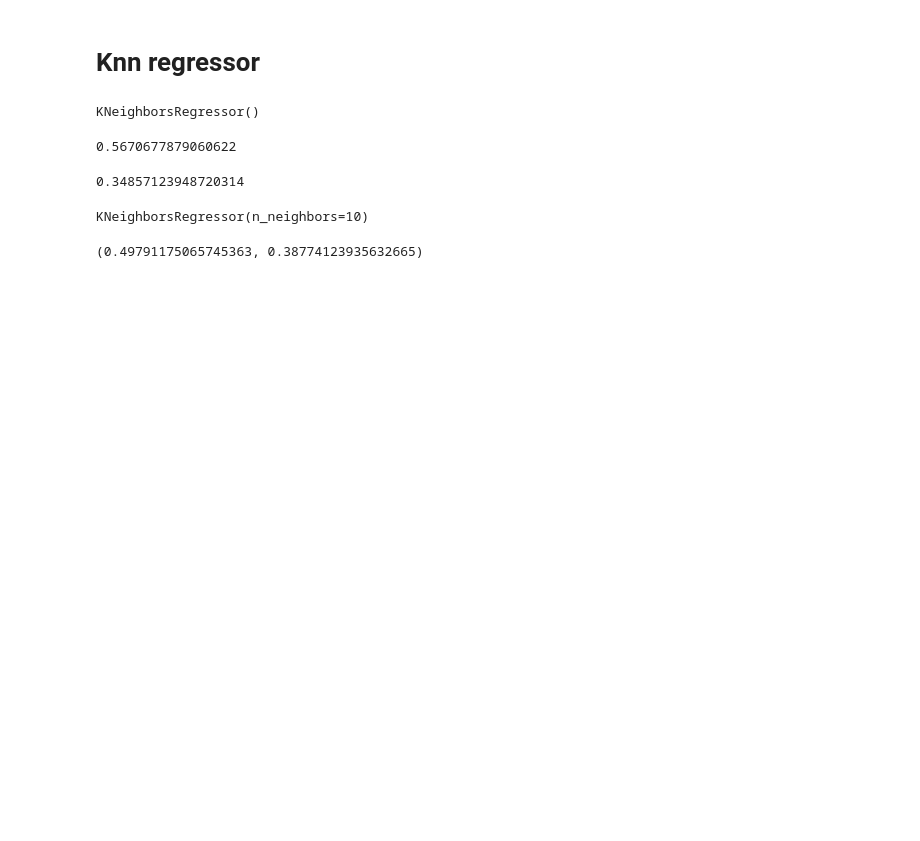
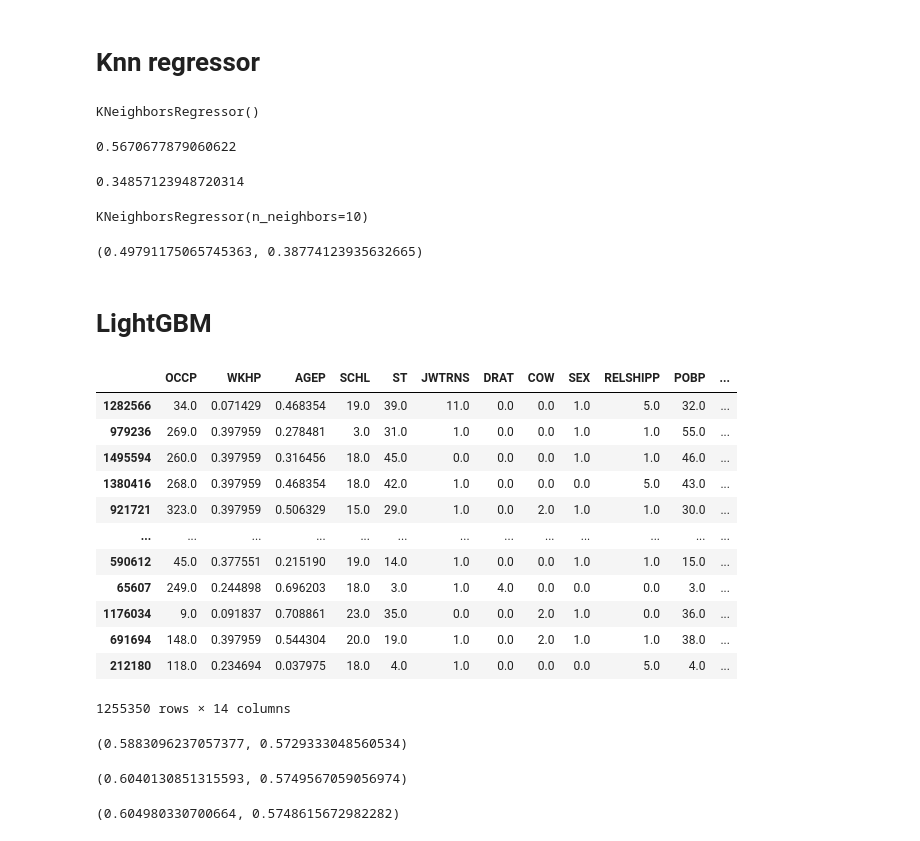
Before and after one commit to krishnacharya/multidecomp, a Jupyter notebook: nonlinearmodelsCheck.ipynb, the cells around one changed output. Cells and saved outputs as stored; diff of their text form; code cells hidden in the pictures; blank space fills up the shorter version.

```diff
--- a/nonlinearmodelsCheck.ipynb
+++ b/nonlinearmodelsCheck.ipynb
@@ -606,3 +606,5 @@ KNeighborsRegressor(n_neighbors=10)
 neigh10.score(X_train,y_train), neigh10.score(X_test,y_test)
 # %% [output]
 (0.49791175065745363, 0.38774123935632665)
+# %% [markdown]
+# LightGBM
@@ -608,0 +613,16 @@ neigh10.score(X_train,y_train), neigh10.score(X_test,y_test)
+# %%
+X_train
+# %% [output]
+|  | OCCP | WKHP | AGEP | SCHL | ST | JWTRNS | DRAT | COW | SEX | RELSHIPP | POBP | ... |
+| 1282566 | 34.0 | 0.071429 | 0.468354 | 19.0 | 39.0 | 11.0 | 0.0 | 0.0 | 1.0 | 5.0 | 32.0 | ... |
+| 979236 | 269.0 | 0.397959 | 0.278481 | 3.0 | 31.0 | 1.0 | 0.0 | 0.0 | 1.0 | 1.0 | 55.0 | ... |
+| 1495594 | 260.0 | 0.397959 | 0.316456 | 18.0 | 45.0 | 0.0 | 0.0 | 0.0 | 1.0 | 1.0 | 46.0 | ... |
+| 1380416 | 268.0 | 0.397959 | 0.468354 | 18.0 | 42.0 | 1.0 | 0.0 | 0.0 | 0.0 | 5.0 | 43.0 | ... |
+| 921721 | 323.0 | 0.397959 | 0.506329 | 15.0 | 29.0 | 1.0 | 0.0 | 2.0 | 1.0 | 1.0 | 30.0 | ... |
+| ... | ... | ... | ... | ... | ... | ... | ... | ... | ... | ... | ... | ... |
+| 590612 | 45.0 | 0.377551 | 0.215190 | 19.0 | 14.0 | 1.0 | 0.0 | 0.0 | 1.0 | 1.0 | 15.0 | ... |
+| 65607 | 249.0 | 0.244898 | 0.696203 | 18.0 | 3.0 | 1.0 | 4.0 | 0.0 | 0.0 | 0.0 | 3.0 | ... |
+| 1176034 | 9.0 | 0.091837 | 0.708861 | 23.0 | 35.0 | 0.0 | 0.0 | 2.0 | 1.0 | 0.0 | 36.0 | ... |
+| 691694 | 148.0 | 0.397959 | 0.544304 | 20.0 | 19.0 | 1.0 | 0.0 | 2.0 | 1.0 | 1.0 | 38.0 | ... |
+| 212180 | 118.0 | 0.234694 | 0.037975 | 18.0 | 4.0 | 1.0 | 0.0 | 0.0 | 0.0 | 5.0 | 4.0 | ... |
+1255350 rows × 14 columns
@@ -608,0 +648,12 @@ neigh10.score(X_train,y_train), neigh10.score(X_test,y_test)
+# %%
+gbr_lgb.score(X_train, y_train), gbr_lgb.score(X_test, y_test) # great on 200 estimators and 8 depth
+# %% [output]
+(0.5883096237057377, 0.5729333048560534)
+# %%
+gbr_lgb.score(X_train, y_train), gbr_lgb.score(X_test, y_test) # great on 500 estimators and 8 depth
+# %% [output]
+(0.6040130851315593, 0.5749567059056974)
+# %%
+gbr_lgb.score(X_train, y_train), gbr_lgb.score(X_test, y_test) # great on 500 estimators and 12 depth
+# %% [output]
+(0.604980330700664, 0.5748615672982282)
```
Also changed, not shown: parts of 3 cells of this notebook, 2 other files.
